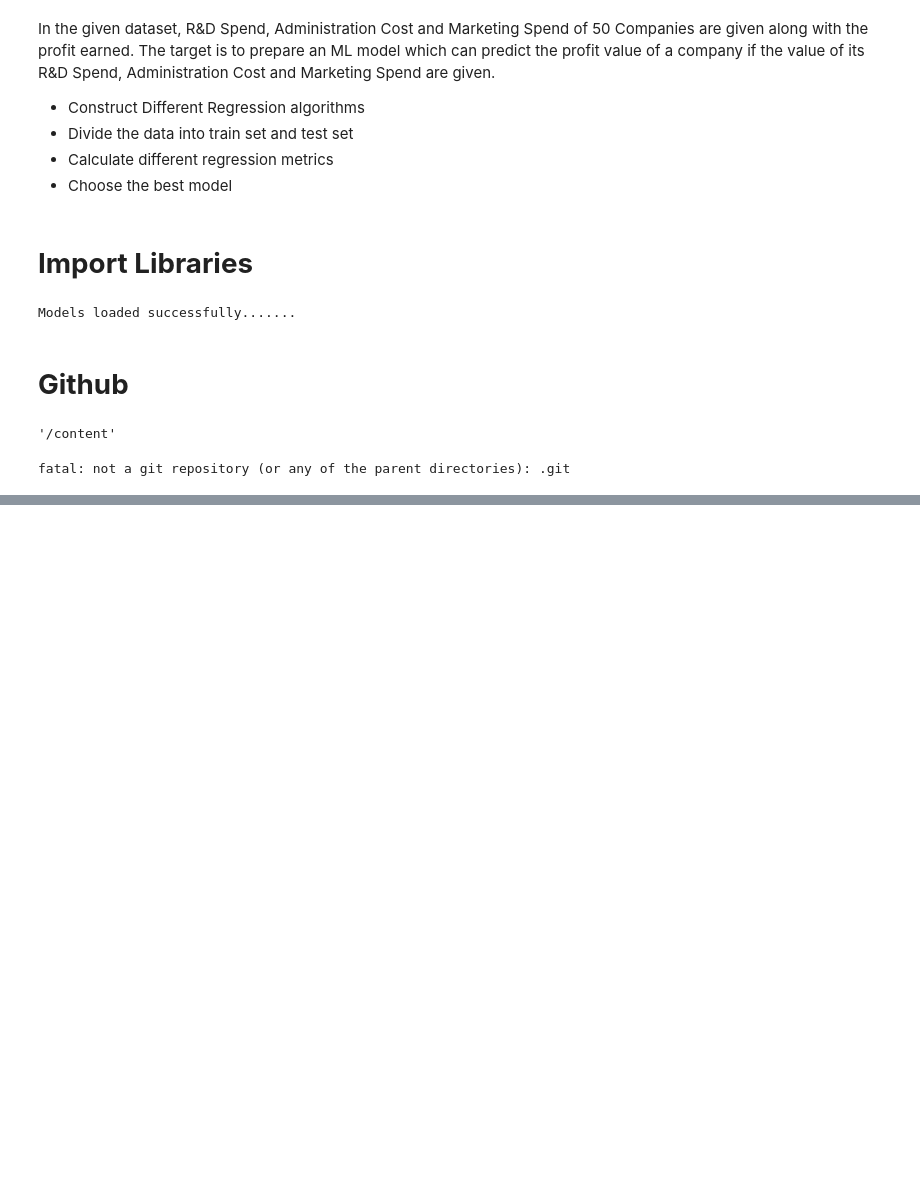
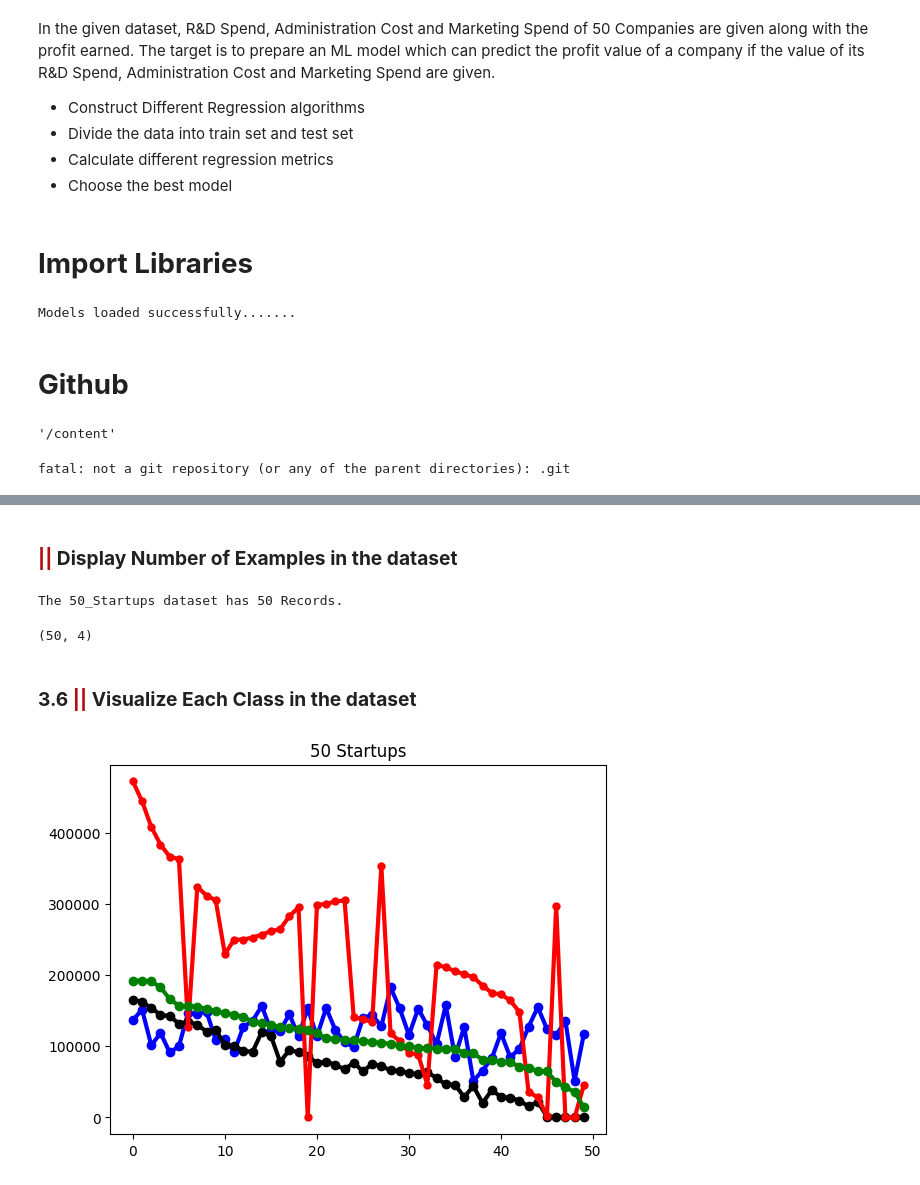
Before and after one commit to adamusengamana/Project_-50_Companies_Model-, a Jupyter notebook: Project_50_Companies_Model.ipynb, the cells around one changed output, grey strips where cells are left out. Saved outputs shown, nothing was run; the diff lists cells and outputs as text; code cells hidden in the pictures; blank space fills up the shorter version.

```diff
--- a/Project_50_Companies_Model.ipynb
+++ b/Project_50_Companies_Model.ipynb
@@ -70,0 +90,14 @@ fatal: not a git repository (or any of the parent directories): .git
+# %% [markdown]
+<a id="3.3"></a>
+### <b> <span style='color:#B21010'>||</span> Display Number of Examples in the dataset</b>
+# %%
+def num_of_examples(df, name='df'):
+    print(f"The {name} dataset has {df.shape[0]} Records.")
+
+num_of_examples(df, ds_name)
+# %% [output]
+The 50_Startups dataset has 50 Records.
+# %%
+print(df.shape)
+# %% [output]
+(50, 4)
@@ -70,0 +107,20 @@ fatal: not a git repository (or any of the parent directories): .git
+# %% [markdown]
+<a id="3.6"></a>
+### <b>3.6 <span style='color:#B21010'>||</span> Visualize Each Class in the dataset</b>
+# %%
+
+import numpy as np
+#labels
+yv=np.array(df['R&D Spend'])
+yd=np.array(df['Administration'] )
+ym=np.array(df['Marketing Spend'])
+yp=np.array(df['Profit'])
+
+plt.plot(yd,c='blue',marker='.',linewidth=3, markersize=12)
+plt.plot(yv,c='black',marker='.',linewidth=3, markersize=12)
+plt.plot(ym,c='red',marker='.',linewidth=3, markersize=10)
+plt.plot(yp,c='green',marker='.',linewidth=3, markersize=12)
+plt.title('50 Startups')
+plt.show()
+# %% [output]
+[figure, added]
```
Also changed, not shown: parts of 5 cells of this notebook.
